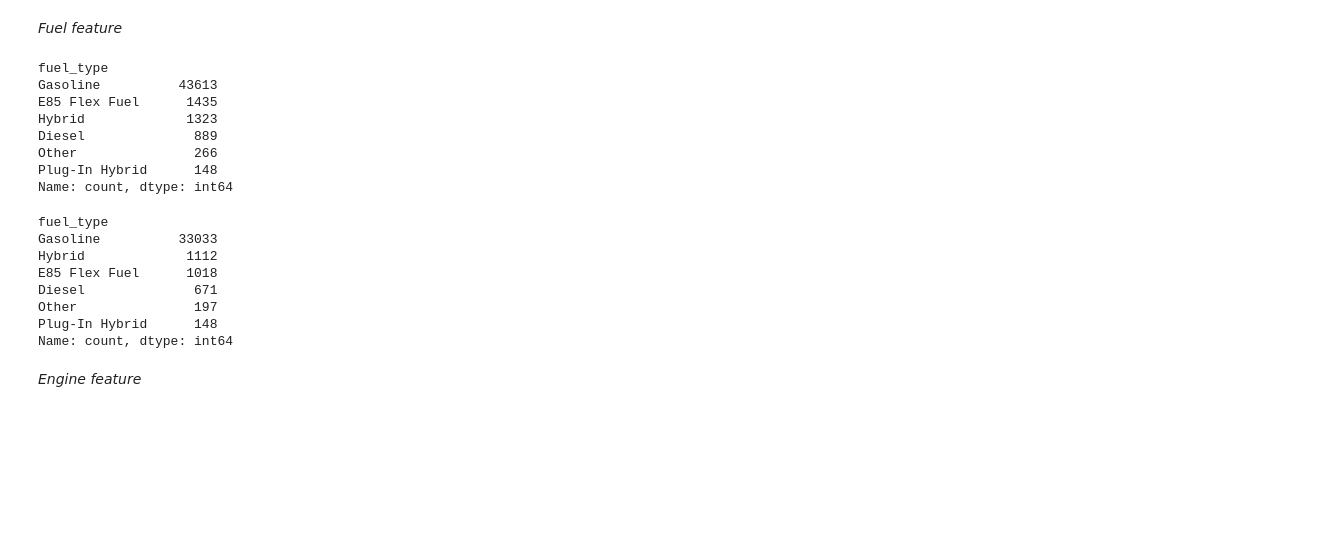
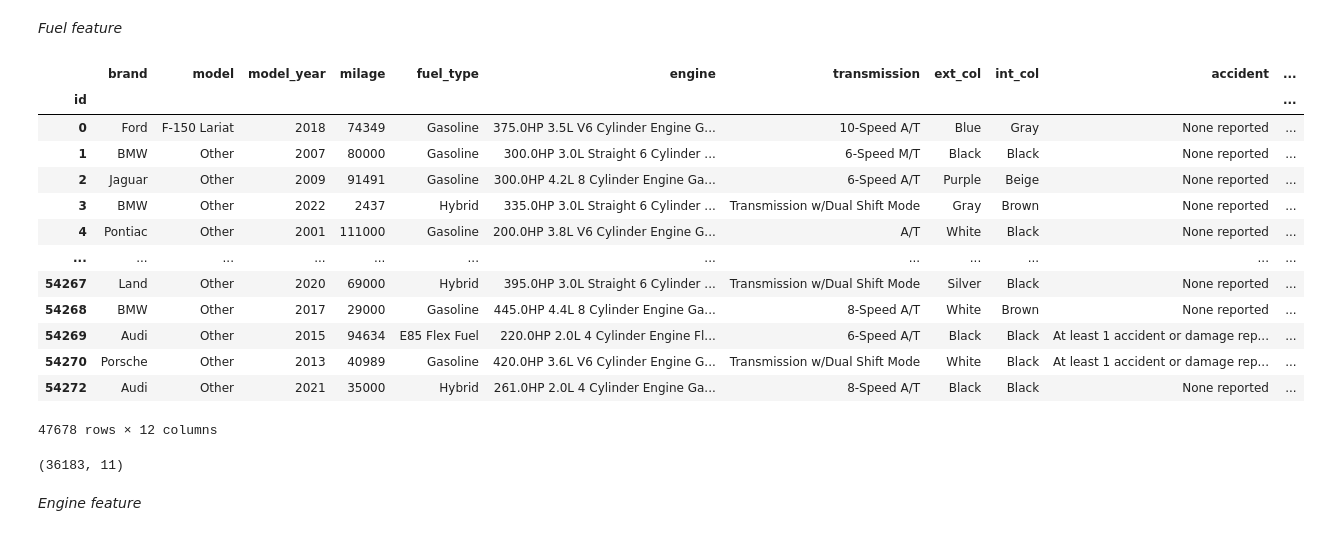
Before and after one commit to abdyraman/car_price_predictions, a Jupyter notebook: abdyramanova-zhibek.ipynb, the cells around one changed output. Saved outputs shown, nothing was run; the diff lists cells and outputs as text; code cells hidden in the pictures; blank space fills up the shorter version.

```diff
--- a/abdyramanova-zhibek.ipynb
+++ b/abdyramanova-zhibek.ipynb
@@ -218,7 +214,7 @@ Brand feature
 brand_counts_train = feature_value_counts(outliersfree_df, 'brand')
 brand_counts_test = feature_value_counts(test_df, 'brand')
 
-cutoff_value = 400 # Keep if database has 451 and more records of this car model
+cutoff_value = 50 # Keep if database has 451 and more records of this car model
 brand_types_to_replace = brand_counts_train[brand_counts_train < cutoff_value].index
 
 # Replace models in the training dataframe
@@ -238,7 +234,7 @@ brand_counts_test_updated = test_df['brand'].value_counts()
 model_counts_train = feature_value_counts(outliersfree_df, 'model')
 model_counts_test = feature_value_counts(test_df, 'model')
 
-cutoff_value = 400 # Keep if database has 451 and more records of this car model
+cutoff_value = 300 # Keep if database has 451 and more records of this car model
 model_types_to_replace = model_counts_train[model_counts_train < cutoff_value].index
 
 # Replace models in the training dataframe
@@ -266,28 +262,27 @@ def cleaning_not_supported_and_dashes(df):
     return cleaned_df
 # %%
 cleaned_train=cleaning_not_supported_and_dashes(outliersfree_df)
-feature_value_counts(cleaned_train, 'fuel_type')
+cleaned_train
 # %% [output]
+|  | brand | model | model_year | milage | fuel_type | engine | transmission | ext_col | int_col | accident | ... |
+| id |  |  |  |  |  |  |  |  |  |  | ... |
+| 0 | Ford | F-150 Lariat | 2018 | 74349 | Gasoline | 375.0HP 3.5L V6 Cylinder Engine G... | 10-Speed A/T | Blue | Gray | None reported | ... |
+| 1 | BMW | Other | 2007 | 80000 | Gasoline | 300.0HP 3.0L Straight 6 Cylinder ... | 6-Speed M/T | Black | Black | None reported | ... |
+| 2 | Jaguar | Other | 2009 | 91491 | Gasoline | 300.0HP 4.2L 8 Cylinder Engine Ga... | 6-Speed A/T | Purple | Beige | None reported | ... |
+| 3 | BMW | Other | 2022 | 2437 | Hybrid | 335.0HP 3.0L Straight 6 Cylinder ... | Transmission w/Dual Shift Mode | Gray | Brown | None reported | ... |
+| 4 | Pontiac | Other | 2001 | 111000 | Gasoline | 200.0HP 3.8L V6 Cylinder Engine G... | A/T | White | Black | None reported | ... |
+| ... | ... | ... | ... | ... | ... | ... | ... | ... | ... | ... | ... |
+| 54267 | Land | Other | 2020 | 69000 | Hybrid | 395.0HP 3.0L Straight 6 Cylinder ... | Transmission w/Dual Shift Mode | Silver | Black | None reported | ... |
+| 54268 | BMW | Other | 2017 | 29000 | Gasoline | 445.0HP 4.4L 8 Cylinder Engine Ga... | 8-Speed A/T | White | Brown | None reported | ... |
+| 54269 | Audi | Other | 2015 | 94634 | E85 Flex Fuel | 220.0HP 2.0L 4 Cylinder Engine Fl... | 6-Speed A/T | Black | Black | At least 1 accident or damage rep... | ... |
+| 54270 | Porsche | Other | 2013 | 40989 | Gasoline | 420.0HP 3.6L V6 Cylinder Engine G... | Transmission w/Dual Shift Mode | White | Black | At least 1 accident or damage rep... | ... |
+| 54272 | Audi | Other | 2021 | 35000 | Hybrid | 261.0HP 2.0L 4 Cylinder Engine Ga... | 8-Speed A/T | Black | Black | None reported | ... |
-fuel_type
-Gasoline          43613
-E85 Flex Fuel      1435
-Hybrid             1323
-Diesel              889
-Other               266
-Plug-In Hybrid      148
-Name: count, dtype: int64
+47678 rows × 12 columns
 # %%
 cleaned_test=cleaning_not_supported_and_dashes(test_df)
-feature_value_counts(cleaned_test, 'fuel_type')
+cleaned_test.shape
 # %% [output]
-fuel_type
-Gasoline          33033
-Hybrid             1112
-E85 Flex Fuel      1018
-Diesel              671
-Other               197
-Plug-In Hybrid      148
-Name: count, dtype: int64
+(36183, 11)
 # %% [markdown]
 *Engine feature*
 # %%
```
Also changed, not shown: parts of 26 cells of this notebook.
